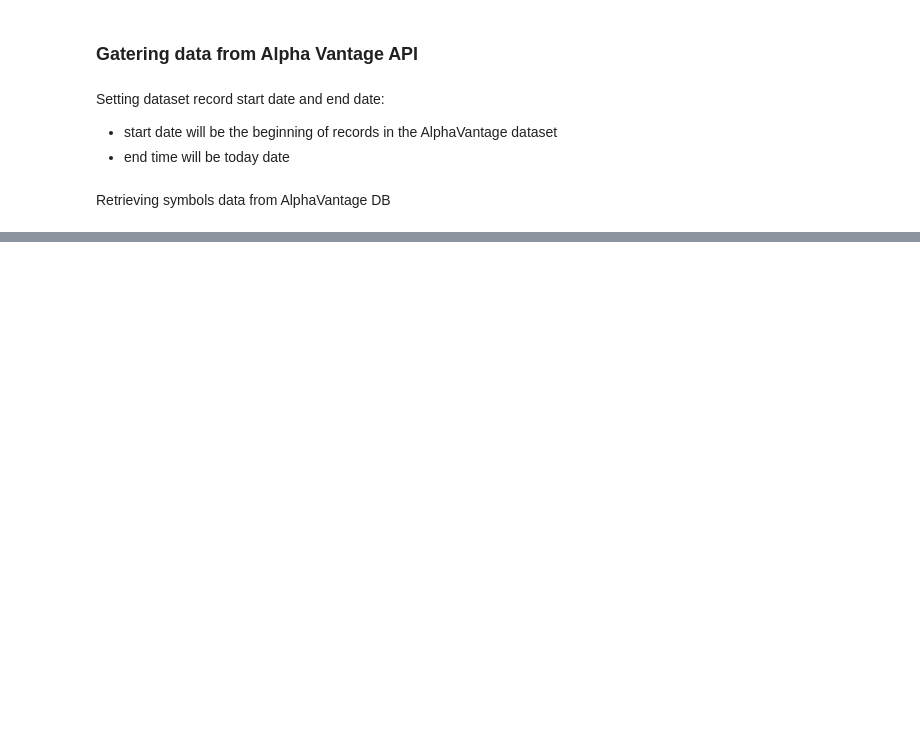
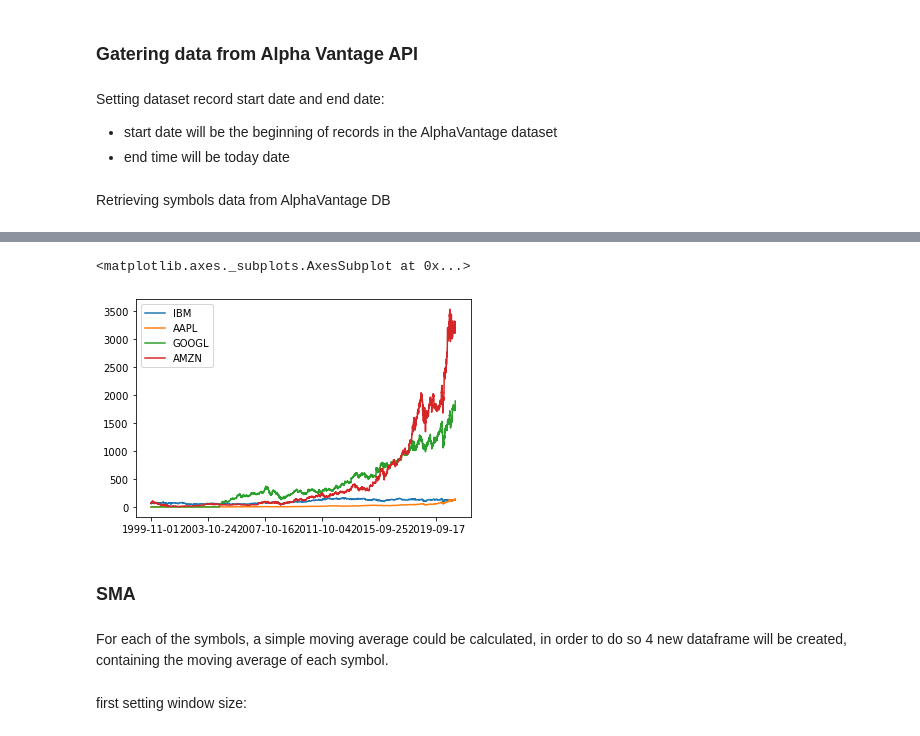
Before and after one commit to alfreedolf/ml-spp, a Jupyter notebook: DeepAR-StockPricesPredictions.ipynb, the cells around one changed output, grey strips where cells are left out. Cells and saved outputs as stored; diff of their text form; code cells hidden in the pictures; blank space fills up the shorter version.

```diff
--- a/DeepAR-StockPricesPredictions.ipynb
+++ b/DeepAR-StockPricesPredictions.ipynb
@@ -77,0 +109,11 @@ df_av_amzn_ac.plot()
+# %%
+df_adj_close.plot(legend=True)
+# %% [output]
+<matplotlib.axes._subplots.AxesSubplot at 0x...>
+[figure, added]
+# %% [markdown]
+### SMA
+# %% [markdown]
+For each of the symbols, a simple moving average could be calculated, in order to do so 4 new dataframe will be created, containing the moving average of each symbol.
+# %% [markdown]
+first setting window size:
```
Also changed, not shown: parts of 24 cells of this notebook.
